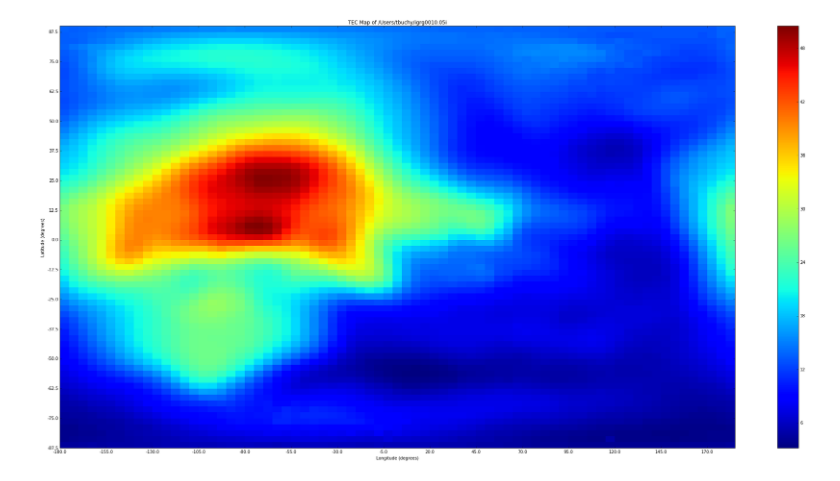
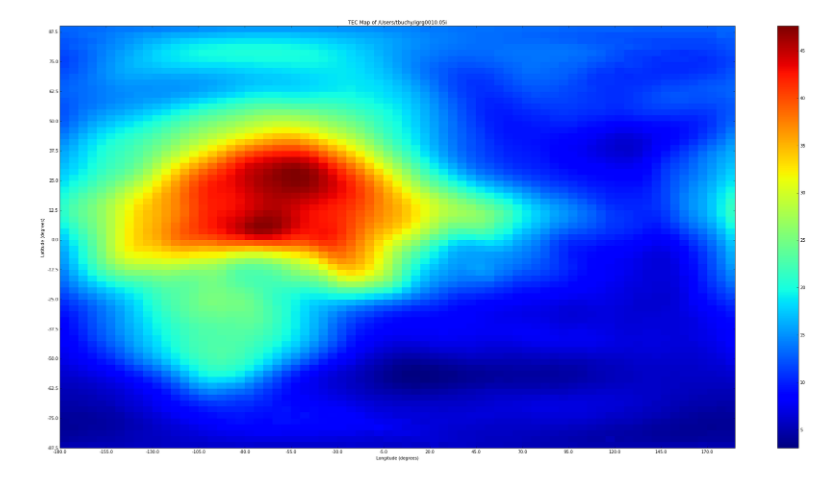
Before and after one commit to Osanyin-Taiwo-30/TEC-MAP-GENERATOR, a Jupyter notebook: tec_generator/tec_map_generator.ipynb, the cells around one changed output. Saved outputs shown, nothing was run; the diff lists cells and outputs as text; code cells hidden in the pictures.

```diff
--- a/tec_generator/tec_map_generator.ipynb
+++ b/tec_generator/tec_map_generator.ipynb
@@ -9,53 +3,10 @@ sys.path.append(RMEXTRACT_PATH)
 from IPython.core.display import display, HTML
 display(HTML("<style>.container { width:100% !important; }</style>"))
-# %%
-from scipy.interpolate import RegularGridInterpolator
-import numpy as np
-PATH_TO_IONEX = '/Users/tbuchy/igrg0010.05i'
-
-def generate_tec_map(path_to_ionex, hour_in_day):
-    """
-    Function to generate tec maps!
-    """
-    tec_struct = ionex.readTEC(PATH_TO_IONEX) # some data struct is returned from the library.
-    tec_data = tec_struct[0]
-
-    LAT_STEP_SIZE = 2.5
-    LON_STEP_SIZE = 5.0
-
-    MAX_LAT = 180
-    MIN_LAT = 0
-
-    MAX_LON = 360
-    MIN_LON = 0
-
-    hours = np.arange(0, 25, 2) # 24 hours, 2 hour steps
-    lat_v = np.arange(MIN_LAT + LAT_STEP_SIZE, MAX_LAT, LAT_STEP_SIZE) # Starts at 2.5 degrees (87.5)
-    lon_v = np.arange(MIN_LON, MAX_LON + LON_STEP_SIZE, LON_STEP_SIZE)
-    interpolator = RegularGridInterpolator((hours, lat_v, lon_v), tec_data, bounds_error=False)
-
-    tecs = np.zeros((len(lat_v), len(lon_v)))
-    for i, lat in enumerate(lat_v):
-        for j, lon in enumerate(lon_v):
-            tec = interpolator(np.array([hour_in_day, lat, lon]))
-            tecs[i, j] = tec
-
-    AXIS_STEP = 5
-    plt.figure(figsize=(36, 18))
-    plt.title("TEC Map of {}".format(PATH_TO_IONEX))
-    plt.ylabel("Latitude (degrees)")
-    plt.yticks(range(len(lat_v))[::AXIS_STEP], lat_v[::AXIS_STEP]-90) # reverse the array so lats count down
-
-    plt.xlabel("Longitude (degrees)")
-    plt.xticks(range(len(lon_v))[::AXIS_STEP], lon_v[::AXIS_STEP]-180)
-
-    heatmap = plt.pcolor(tecs)
-    plt.colorbar()
-    plt.show()
-
-    return tecs
-
-# Play with tecs here if you need!
-tecs = generate_tec_map(PATH_TO_IONEX, 20)
-# %% [output]
-[figure, removed]
+# %%
+from tec_map_generator import generate_tec_map
+%matplotlib inline
+PATH_TO_IONEX = '/Users/tbuchy/igrg0010.05i'
+# Play with tecs here if you need!
+tecs = generate_tec_map(PATH_TO_IONEX, hour_in_day=19)
+# %% [output]
+[figure, added]
```
Also changed, not shown: parts of 2 cells of this notebook, 2 other files.
